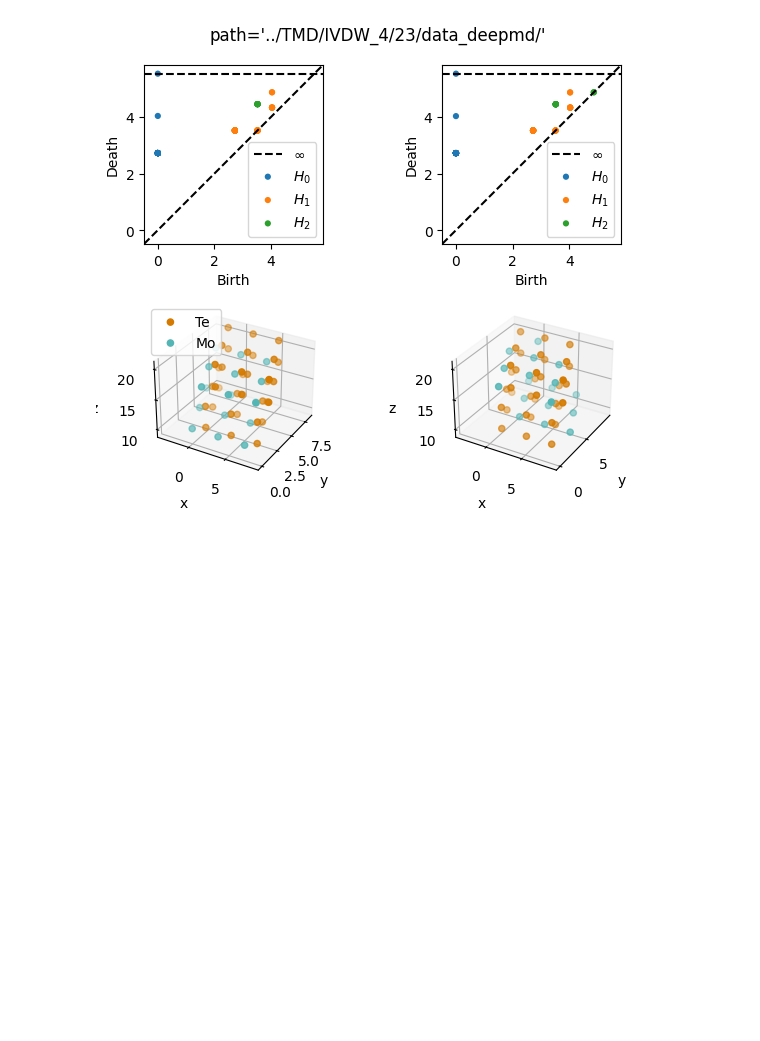
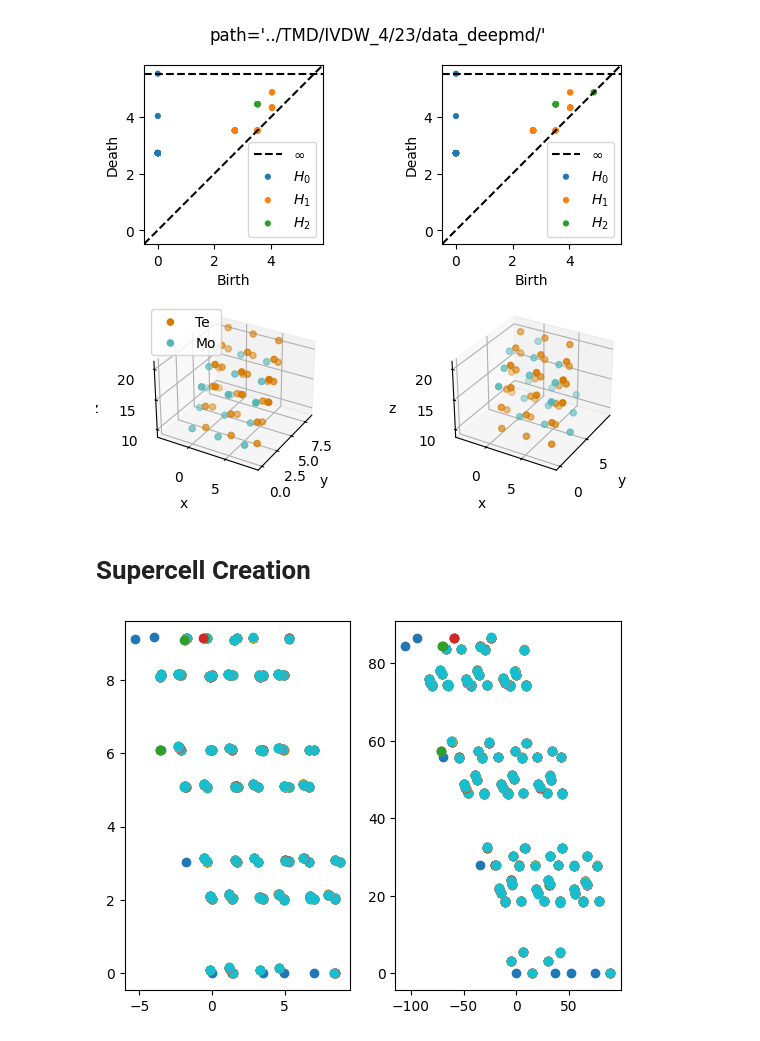
Before and after one commit to ckovacs2/TwistedMaterials, a Jupyter notebook: notebooks/supercell.ipynb, the cells around one changed output. Cells and saved outputs as stored; diff of their text form; code cells hidden in the pictures; blank space fills up the shorter version.

Commit message:
supercell creation

```diff
--- a/notebooks/supercell.ipynb
+++ b/notebooks/supercell.ipynb
@@ -76,3 +80,5 @@ mol_path = "../TMD/IVDW_4/23/data_deepmd/"
 plot_pers_diagrams(mol_path, num_trans=2)
 # %% [output]
 [figure]
+# %% [markdown]
+# Supercell Creation
@@ -78,0 +89,28 @@ plot_pers_diagrams(mol_path, num_trans=2)
+# %%
+convert_counts, convert, _ = get_molecule(mol_path)
+mol_string = "".join([k+str(v) for k, v in convert_counts.items()])
+
+coord_path = os.path.join(mol_path, 'coord.raw')
+box_path = os.path.join(mol_path, 'box.raw')
+num_trans = 20
+with open(coord_path, 'r', encoding = 'utf-8') as coord:
+    first_coord = coord.read().split('\n')[:num_trans]
+    first_coord = [fc.split(" ") for fc in first_coord]
+    first_coord = np.array(first_coord).astype(float).reshape((num_trans, -1, 3))
+
+with open(box_path, 'r', encoding='utf-8') as box:
+    first_box = box.read().split('\n')[:num_trans]
+    first_box = [fb.split(" ") for fb in first_box]
+    first_box = np.array(first_box).astype(float).reshape((num_trans, 3, 3))
+
+
+fig, ax = plt.subplots(1, 2)
+for i in range(num_trans):
+    reverse_box = first_box[i, ...]
+    final = first_coord[i, ...] @ reverse_box
+    ax[0].scatter(first_coord[i, :, 0], first_coord[i, :, 1], label = i)
+    ax[1].scatter(final[:, 0], final[:, 1], label = i)
+ax[0].title.set_text("")
+plt.show()
+# %% [output]
+[figure, added]
```
Also changed, not shown: parts of 8 cells of this notebook.
